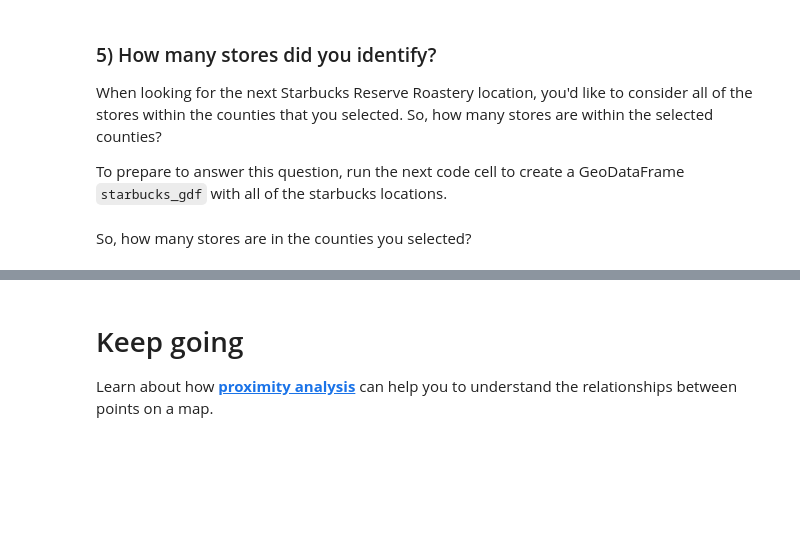
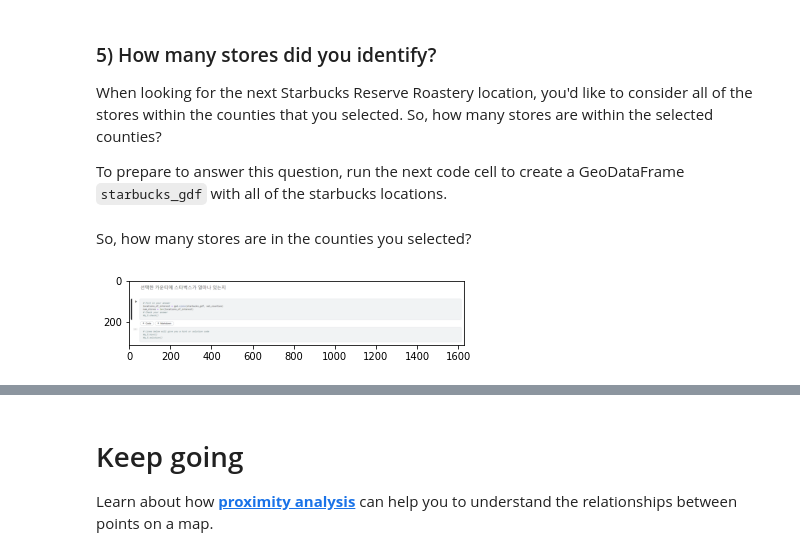
Before and after one commit to yeaun12/blog, a Jupyter notebook: _notebooks/2022-05-28-exercise(4)-manipulating-geospatial-data.ipynb, the cells around one changed output, grey strips where cells are left out. Drawn from its saved outputs; the diff is of its cells as text; code cells hidden in the pictures; blank space fills up the shorter version.

```diff
--- a/_notebooks/2022-05-28-exercise(4)-manipulating-geospatial-data.ipynb
+++ b/_notebooks/2022-05-28-exercise(4)-manipulating-geospatial-data.ipynb
@@ -248,0 +252,9 @@ So, how many stores are in the counties you selected?
+# %%
+fileName = "kaggle_1.png"
+
+ndarray = img.imread(fileName)
+
+plt.imshow(ndarray)
+plt.show()
+# %% [output]
+[figure, added]
```
Also changed, not shown: parts of 2 cells of this notebook.
